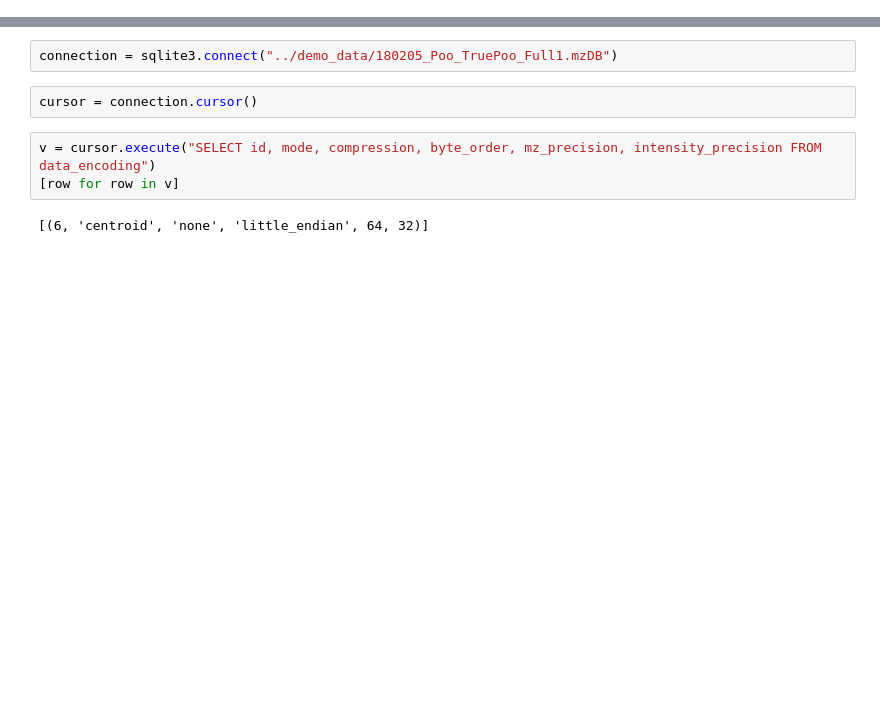
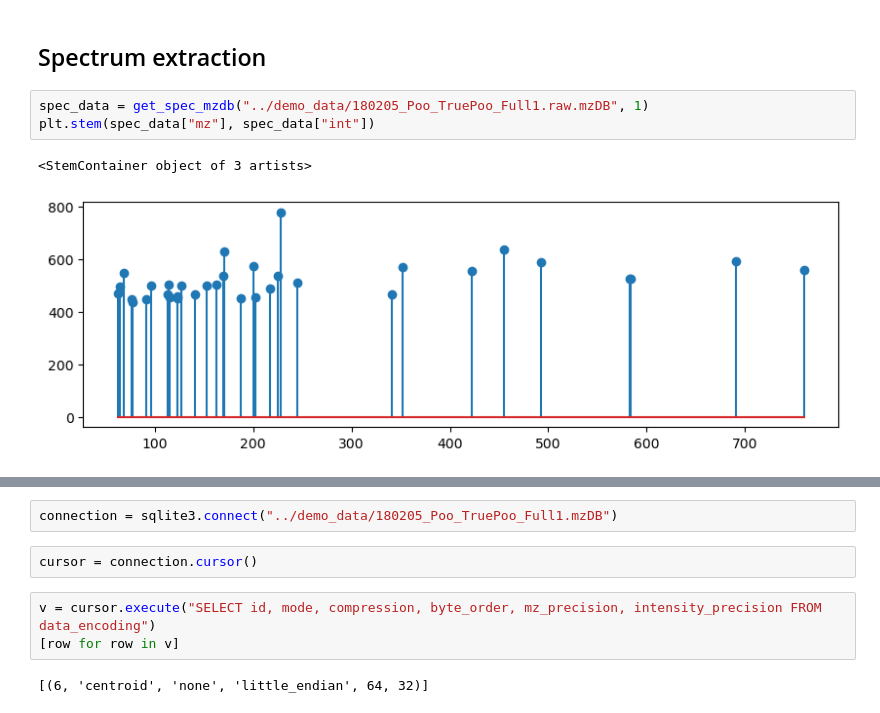
Before and after one commit to wkumler/mzsql, a Jupyter notebook: demo_notebooks/mzDB_notebook.ipynb, the cells around one changed output, grey strips where cells are left out. Drawn from its saved outputs; the diff is of its cells as text; blank space fills up the shorter version.

```diff
--- a/demo_notebooks/mzDB_notebook.ipynb
+++ b/demo_notebooks/mzDB_notebook.ipynb
@@ -11,0 +13,8 @@ def pmppm(mass, ppm=4):
+# %% [markdown]
+## Spectrum extraction
+# %%
+spec_data = get_spec_mzdb("../demo_data/180205_Poo_TruePoo_Full1.raw.mzDB", 1)
+plt.stem(spec_data["mz"], spec_data["int"])
+# %% [output]
+<StemContainer object of 3 artists>
+[figure, added]
```
Also changed, not shown: parts of 12 cells of this notebook, 2 other files.
